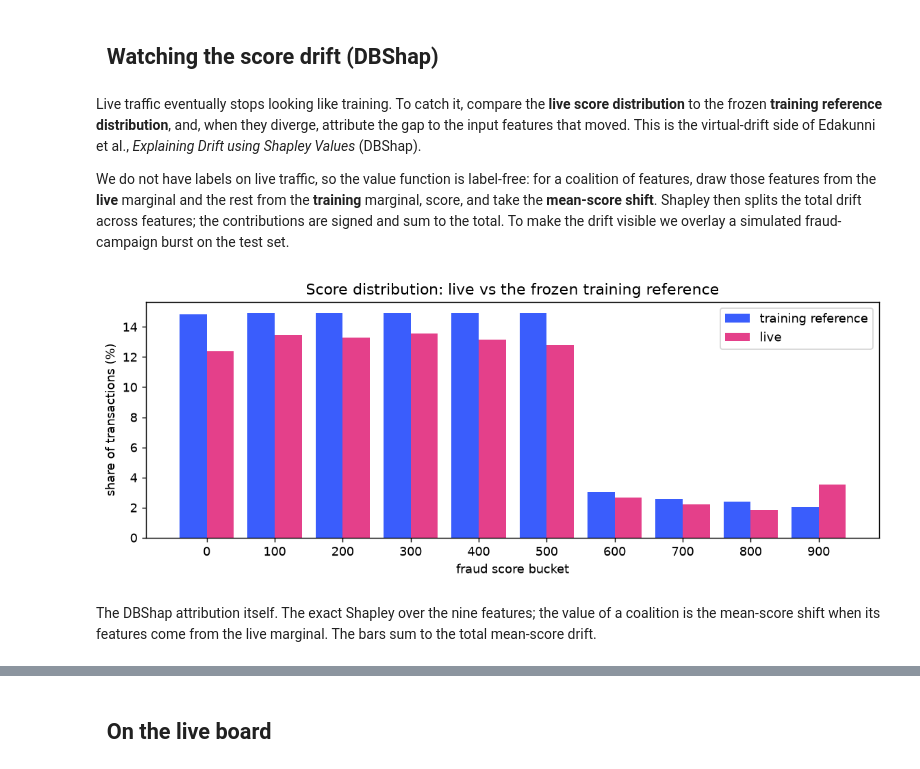
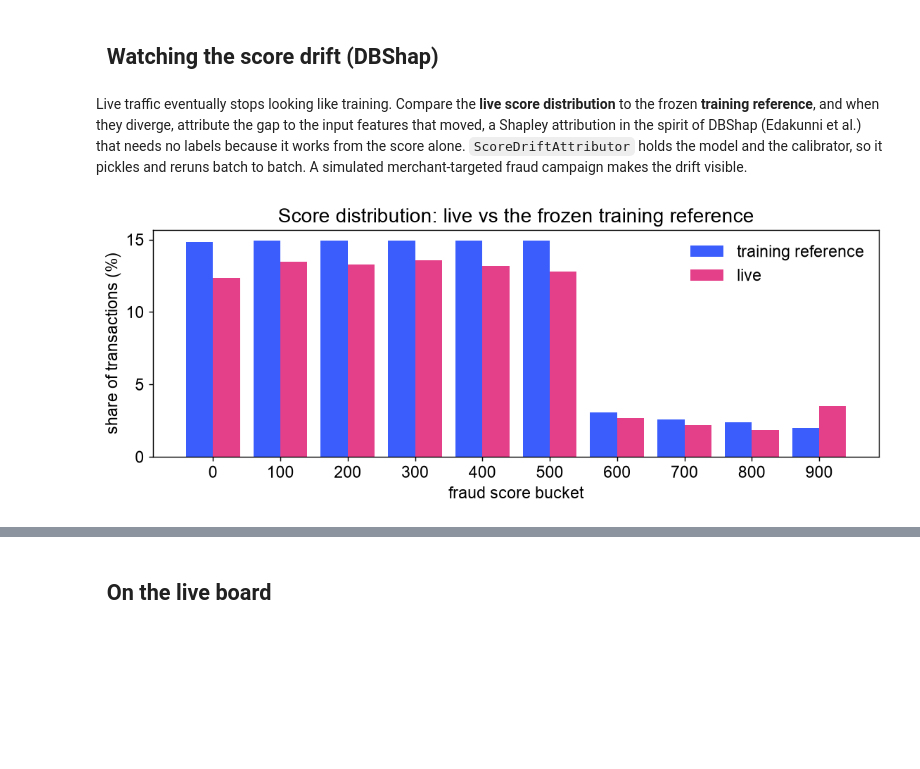
Before and after one commit to PacktPublishing/Developing-AI-ML-Solutions-on-AWS, a Jupyter notebook: code/ch-06-streaming-fraud/notebooks/score_and_drift.ipynb, the cells around one changed output, grey strips where cells are left out. Saved outputs shown, nothing was run; the diff lists cells and outputs as text; code cells hidden in the pictures; blank space fills up the shorter version.

```diff
--- a/code/ch-06-streaming-fraud/notebooks/score_and_drift.ipynb
+++ b/code/ch-06-streaming-fraud/notebooks/score_and_drift.ipynb
@@ -38,8 +44,7 @@ pd.set_option("display.width", 100)
 Load the frozen model and the chronological split. `train.csv` is what the model learned on; `test.csv` is the held-out future it never saw, standing in for live traffic.
 # %%
 with open(f"{CHAPTER_DIR}/artifacts/model_meta.json") as f:
-    meta = json.load(f)
-features, review_cut = meta["features"], meta["threshold"]
+    features = json.load(f)["features"]
 model = CatBoostClassifier()
 model.load_model(f"{CHAPTER_DIR}/artifacts/model.cbm")
 
@@ -91,10 +96,7 @@ Here is the derivation, and the point to hold onto: **it happens once, on traini
 # %%
-# step 1: the reference is derived from training and then frozen
-legit_reference = p_train[train["is_fraud"].values == 0]
+calibrator = FPRCalibrator().fit(p_train, train["is_fraud"].values)
 print(
-    f"reference set: {len(legit_reference):,} legitimate training probabilities (frozen, ships with the model)"
+    f"reference: {len(calibrator.legit_):,} legitimate training probabilities (frozen, ships with the model)"
 )
-
-# AFD's published calibration anchors (from policy.py)
-list(zip(AFD_SCORE, AFD_FPR))
+list(zip(AFD_SCORE, AFD_FPR))  # AFD's published (score, FPR) anchor points
 # %% [output]
@@ -152,12 +139,10 @@ Sanity check on training data: scoring the training rows against their own refer
 # %%
-s_train = afd_score(p_train, legit_reference)
+s_train = calibrator.transform(p_train).ravel()
+legit = np.sort(p_train[train["is_fraud"].values == 0])
 rows = []
-for cut in (975, 950, 900, 860, 775, 700, 600):
-    # FPR at a score cut = share of the reference outranked by the least-risky record above the cut
+for cut, target in [(975, 0.5), (950, 1), (900, 2), (775, 5), (700, 7), (600, 10)]:
     mask = s_train >= cut
-    fpr = (
-        (legit_reference >= p_train[mask].min()).mean() if mask.any() else float("nan")
-    )
-    rows.append((cut, round(100 * fpr, 2)))
-pd.DataFrame(rows, columns=["score cut", "false-positive rate (%)"])
+    fpr = (legit >= p_train[mask].min()).mean() if mask.any() else float("nan")
+    rows.append((cut, round(100 * fpr, 2), target))
+pd.DataFrame(rows, columns=["score cut", "measured FPR (%)", "AFD FPR (%)"])
 # %% [output]
@@ -227,42 +251,39 @@ plt.show()
 <link rel="stylesheet" href="https://cdnjs.cloudflare.com/ajax/libs/font-awesome/5.15.3/css/all.min.css">
 
 <h2><i class="fas fa-chart-line" style="color:#18ab4b"></i>&nbsp; Watching the score drift (DBShap)</h2>
-# %% [markdown]
-Live traffic eventually stops looking like training. To catch it, compare the **live score distribution** to the frozen **training reference distribution**, and, when they diverge, attribute the gap to the input features that moved. This is the virtual-drift side of Edakunni et al., *Explaining Drift using Shapley Values* (DBShap).
-
-We do not have labels on live traffic, so the value function is label-free: for a coalition of features, draw those features from the **live** marginal and the rest from the **training** marginal, score, and take the **mean-score shift**. Shapley then splits the total drift across features; the contributions are signed and sum to the total. To make the drift visible we overlay a simulated fraud-campaign burst on the test set.
+# %% [markdown]
+Live traffic eventually stops looking like training. Compare the **live score distribution** to the frozen **training reference**, and when they diverge, attribute the gap to the input features that moved, a Shapley attribution in the spirit of DBShap (Edakunni et al.) that needs no labels because it works from the score alone. `ScoreDriftAttributor` holds the model and the calibrator, so it pickles and reruns batch to batch. A simulated merchant-targeted fraud campaign makes the drift visible.
 # %%
+from drift import ScoreDriftAttributor
+
 rng = np.random.default_rng(6)
-# simulated fraud-campaign burst (clearly synthetic) so live diverges from training
 burst = pd.concat([train, test])[lambda d: d["is_fraud"] == 1].sample(
     1500, replace=True, random_state=6
 )
 live = pd.concat([test, burst], ignore_index=True)
-s_live = afd_score(model.predict_proba(live[features])[:, 1], legit_reference)
+s_live = calibrator.transform(model.predict_proba(live[features])[:, 1]).ravel()
 
 B = 100
 ref = (
     pd.Series((s_train // B) * B)
     .value_counts(normalize=True)
     .reindex(range(0, 1000, B), fill_value=0)
 )
 liv = (
     pd.Series((s_live // B) * B)
     .value_counts(normalize=True)
     .reindex(range(0, 1000, B), fill_value=0)
 )
 x = np.arange(len(ref))
 plt.figure(figsize=(9, 3.6), dpi=130)
 plt.bar(x - 0.2, ref.values * 100, 0.4, label="training reference", color="#3A5DFC")
 plt.bar(x + 0.2, liv.values * 100, 0.4, label="live", color="#E4408A")
 plt.xticks(x, ref.index)
 plt.xlabel("fraud score bucket")
 plt.ylabel("share of transactions (%)")
 plt.title("Score distribution: live vs the frozen training reference")
-plt.legend()
+plt.legend(frameon=False)
 plt.tight_layout()
 plt.show()
 # %% [output]
-[figure, old version]
+[figure, new version]
-# %% [markdown]
-The DBShap attribution itself. The exact Shapley over the nine features; the value of a coalition is the mean-score shift when its features come from the live marginal. The bars sum to the total mean-score drift.
```
Also changed, not shown: parts of 22 cells of this notebook, 12 other files.
